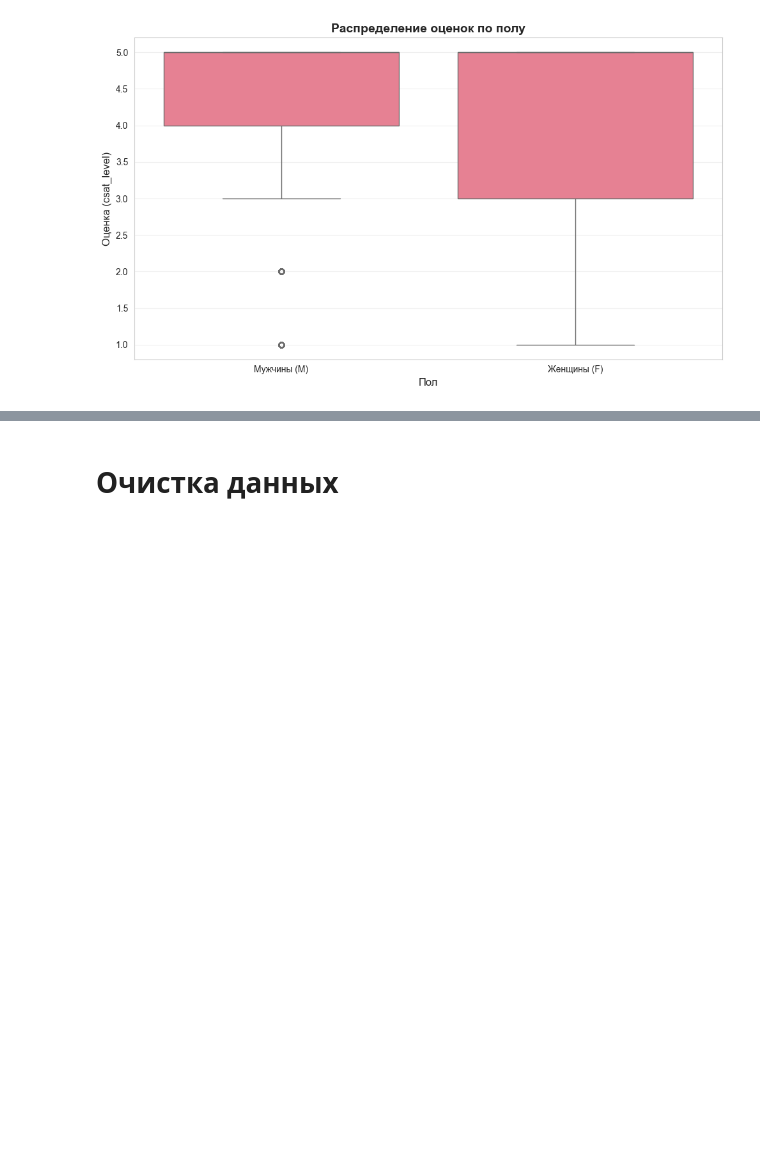
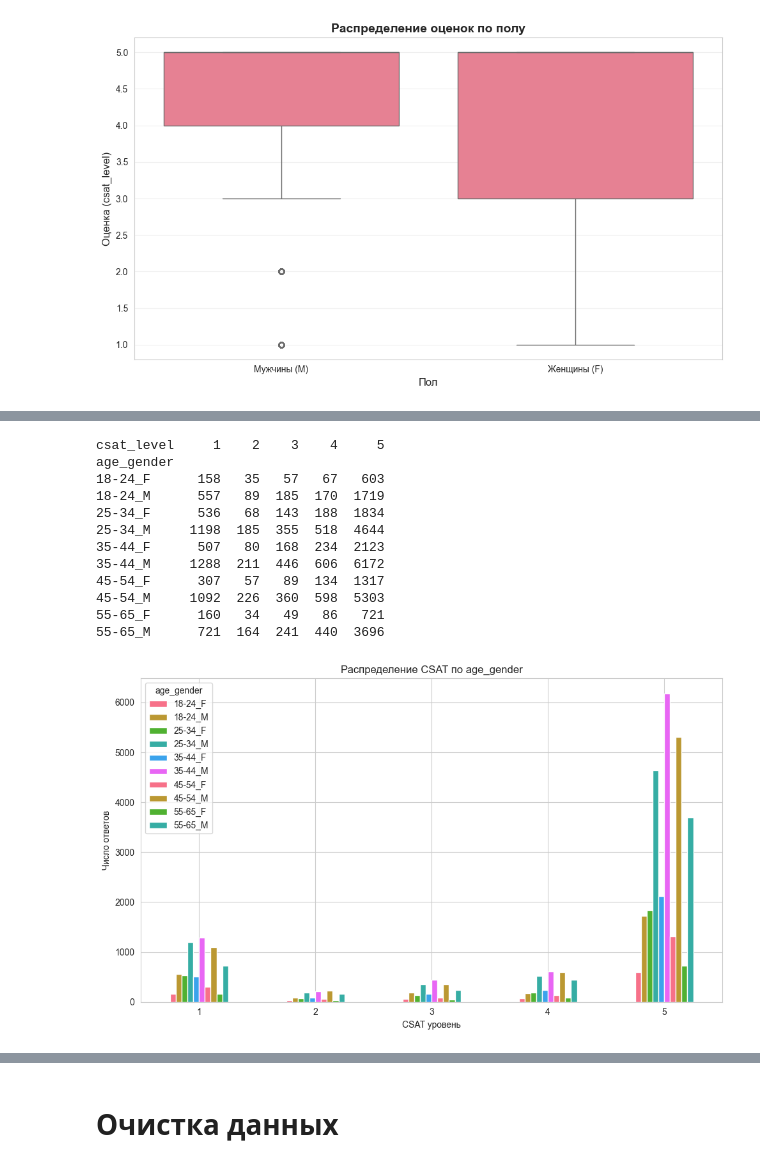
Before and after one commit to smirnoffmg/team-8-case-2, a Jupyter notebook: checkpoint1.ipynb, the cells around one changed output, grey strips where cells are left out. Saved outputs shown, nothing was run; the diff lists cells and outputs as text; code cells hidden in the pictures; blank space fills up the shorter version.

```diff
--- a/checkpoint1.ipynb
+++ b/checkpoint1.ipynb
@@ -378,0 +467,34 @@ df_not_clean = df[df["response_time_days"] < 0].copy()
+# %%
+csat_freq = (
+df_2
+.groupby('age_gender')['csat_level']
+.value_counts()
+.unstack(fill_value=0)
+)
+
+
+print(csat_freq)
+
+ax = csat_freq.T.plot(
+    kind='bar', figsize=(10, 6)
+)
+ax.set_xlabel('CSAT уровень')
+ax.set_ylabel('Число ответов')
+ax.set_title('Распределение CSAT по age_gender')
+plt.xticks(rotation=0)
+plt.tight_layout()
+plt.show()
+# %% [output]
+csat_level     1    2    3    4     5
+age_gender
+18-24_F      158   35   57   67   603
+18-24_M      557   89  185  170  1719
+25-34_F      536   68  143  188  1834
+25-34_M     1198  185  355  518  4644
+35-44_F      507   80  168  234  2123
+35-44_M     1288  211  446  606  6172
+45-54_F      307   57   89  134  1317
+45-54_M     1092  226  360  598  5303
+55-65_F      160   34   49   86   721
+55-65_M      721  164  241  440  3696
+[figure, added]
```
Also changed, not shown: parts of 9 cells of this notebook.
